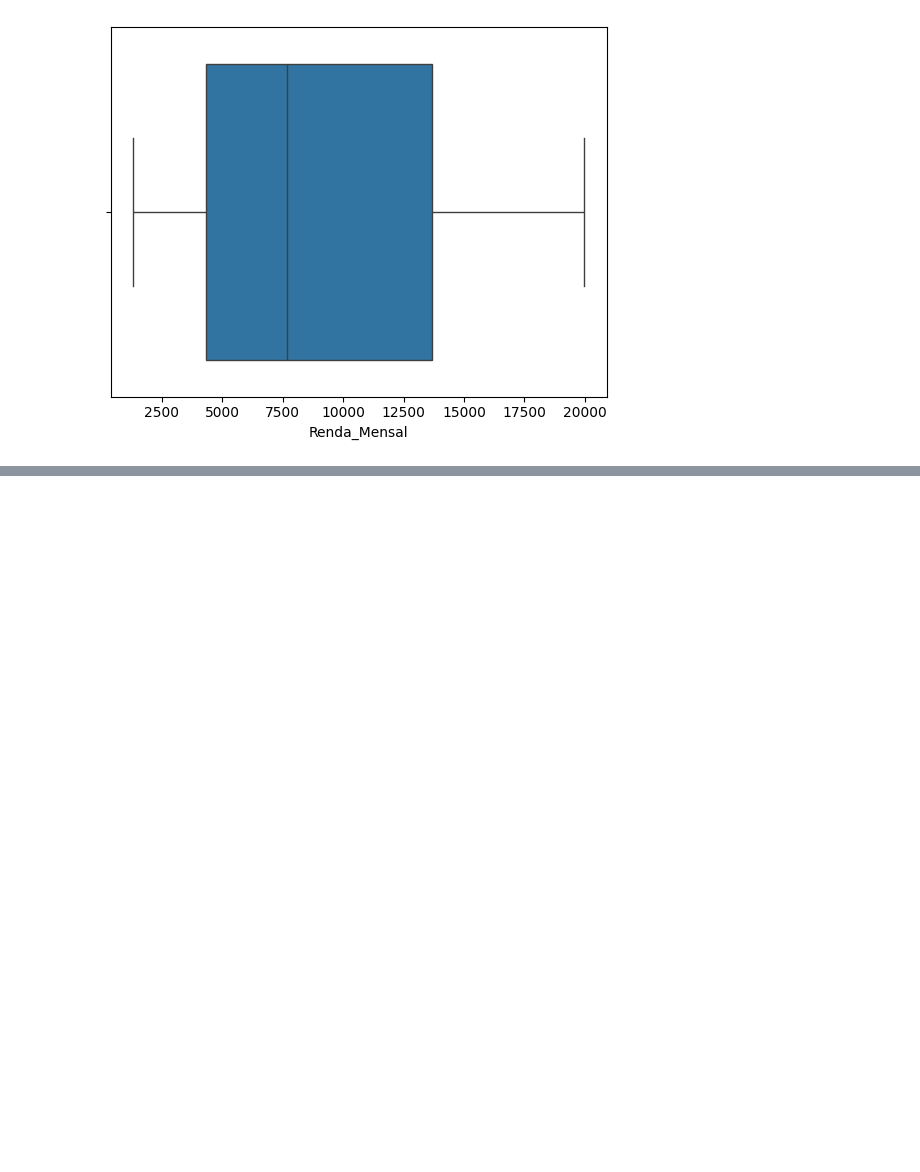
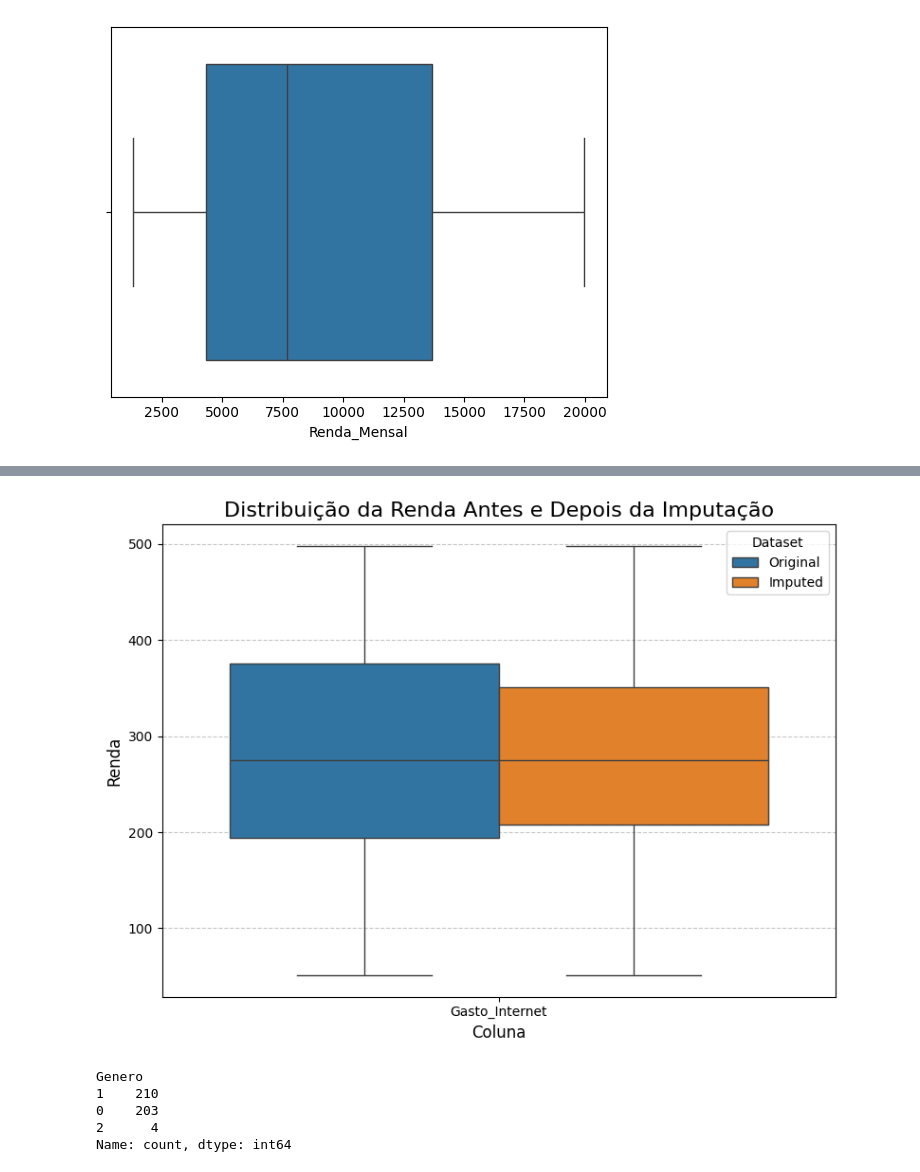
Before and after one commit to Joao-Gabriel05/Telecconect_analysis, a Jupyter notebook: limpeza_de_dados.ipynb, the cells around one changed output, grey strips where cells are left out. Cells and saved outputs as stored; diff of their text form; code cells hidden in the pictures; blank space fills up the shorter version.

```diff
--- a/limpeza_de_dados.ipynb
+++ b/limpeza_de_dados.ipynb
@@ -347,0 +542,41 @@ def impute_mixed_data(df):
+# %%
+import matplotlib.pyplot as plt
+import seaborn as sns
+
+# Defina a coluna de interesse
+column_of_interest = ['Gasto_Internet']
+
+# Derreter os DataFrames para facilitar o uso no Seaborn
+df_test_melted = df_test[column_of_interest].melt(var_name='Coluna', value_name='Valor')
+df_test_melted['Dataset'] = 'Original'
+
+df_imputed_melted = df_imputed[column_of_interest].melt(var_name='Coluna', value_name='Valor')
+df_imputed_melted['Dataset'] = 'Imputed'
+
+# Combinar os DataFrames
+df_combined = pd.concat([df_test_melted, df_imputed_melted])
+
+# Criar o boxplot
+plt.figure(figsize=(8, 6))
+sns.boxplot(x='Coluna', y='Valor', hue='Dataset', data=df_combined)
+
+# Configurar o gráfico
+plt.title('Distribuição da Renda Antes e Depois da Imputação', fontsize=16)
+plt.xlabel('Coluna', fontsize=12)
+plt.ylabel('Renda', fontsize=12)
+plt.legend(title='Dataset', fontsize=10)
+plt.grid(axis='y', linestyle='--', alpha=0.7)
+
+# Mostrar o gráfico
+plt.tight_layout()
+plt.show()
+# %% [output]
+[figure, added]
+# %%
+df_imputed['Genero'].value_counts()
+# %% [output]
+Genero
+1    210
+0    203
+2      4
+Name: count, dtype: int64
```
Also changed, not shown: parts of 28 cells of this notebook, 1 other file.
